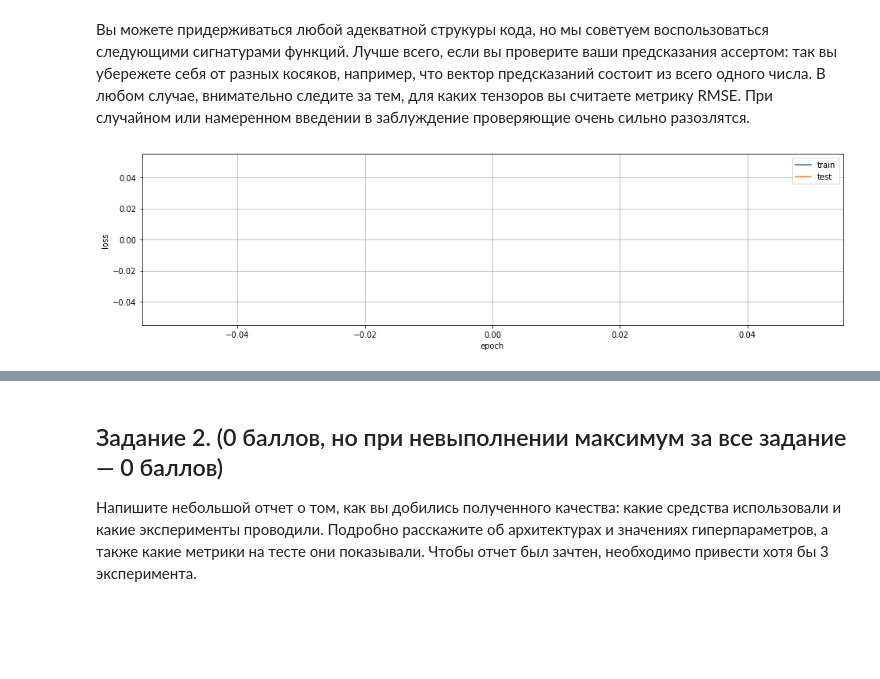
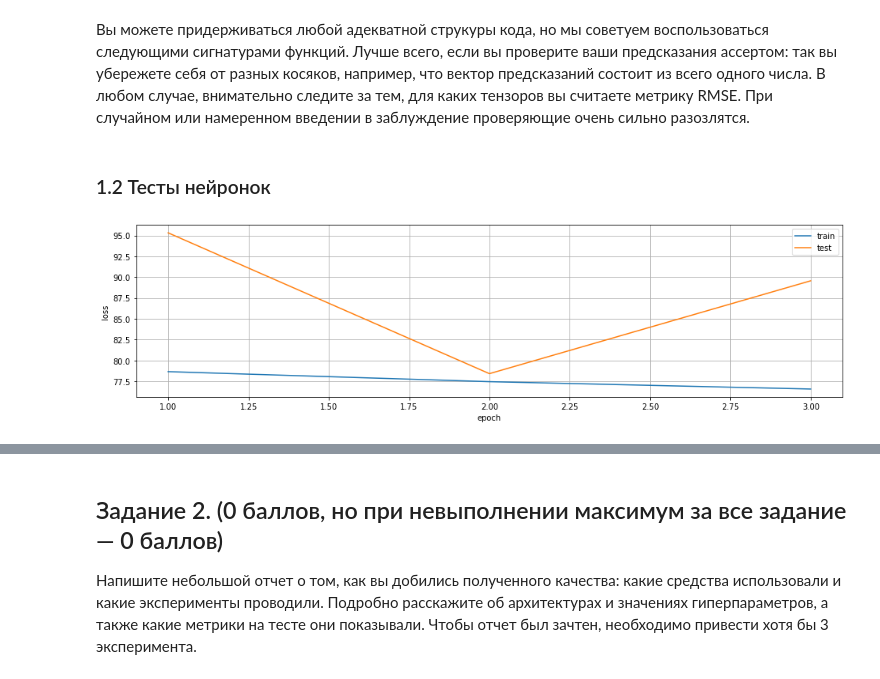
Before and after one commit to Panesher/Machine-Learning, a Jupyter notebook: DL-1/intro_hw01_Panesh.ipynb, the cells around one changed output, grey strips where cells are left out. Drawn from its saved outputs; the diff is of its cells as text; code cells hidden in the pictures; blank space fills up the shorter version.

```diff
--- a/DL-1/intro_hw01_Panesh.ipynb
+++ b/DL-1/intro_hw01_Panesh.ipynb
@@ -157,18 +163,6 @@ def plot_losses(train_losses, test_losses, epoch_starts, epoch_ends):
     ax.set_xlabel('epoch')
     ax.legend()
     plt.show()
-
-
-# def plot_losses(train_losses, test_losses):
-#     clear_output()
-#     fig, ax = plt.subplots(figsize=(16, 4))
-#     ax.plot(range(1, len(train_losses) + 1), train_losses, label='train')
-#     ax.plot(range(1, len(test_losses) + 1), test_losses, label='test')
-#     ax.set_ylabel('loss')
-#     ax.grid()
-#     ax.set_xlabel('epoch')
-#     ax.legend()
-#     plt.show()
 
 
 def set_random_seed(seed):
@@ -183,13 +177,11 @@ class Net(nn.Module):
     def __init__(self):
         super().__init__()
         self.linear = nn.Sequential(
-           nn.Linear(90, 40),
+           nn.Linear(90, 256),
            nn.ReLU(),
-          #  nn.Linear(80, 40),
-          #  nn.ReLU(),
-           nn.Linear(40, 20),
+           nn.Linear(256, 64),
            nn.ReLU(),
-           nn.Linear(20, 1)
+           nn.Linear(64, 1)
         )
 
     def forward(self, x):
@@ -197,14 +235,16 @@ class Net(nn.Module):
 # %% [markdown]
 Вы можете придерживаться любой адекватной струкуры кода, но мы советуем воспользоваться следующими сигнатурами функций. Лучше всего, если вы проверите ваши предсказания ассертом: так вы убережете себя от разных косяков, например, что вектор предсказаний состоит из всего одного числа. В любом случае, внимательно следите за тем, для каких тензоров вы считаете метрику RMSE. При случайном или намеренном введении в заблуждение проверяющие очень сильно разозлятся.
+# %% [markdown]
+### 1.2 Тесты нейронок
 # %%
 train_set = TensorDataset(torch.tensor(X_train).float(), torch.tensor(y_train.reshape(-1,1)).float())
 test_set = TensorDataset(torch.tensor(X_test).float(), torch.tensor(y_test.reshape(-1,1)).float())
 
-train_loader = DataLoader(train_set, batch_size=32, pin_memory=True, num_workers=4)
+train_loader = DataLoader(train_set, batch_size=32, pin_memory=True, num_workers=4, shuffle=True)
 test_loader = DataLoader(test_set, batch_size=32, pin_memory=True, num_workers=4)
 # %%
 set_random_seed(991)
 device = torch.device('cuda:0' if torch.cuda.is_available() else 'cpu')
 model = Net().to(device)
-optimizer = torch.optim.SGD(model.parameters(), lr=0.05)
+optimizer = torch.optim.SGD(model.parameters(), lr=0.005)
 criterion = nn.MSELoss()
@@ -260,8 +251,8 @@ def do_train_and_test(model, optimizer, criterion, train_loader, test_loader, st
 # %%
-do_train_and_test(model, optimizer, criterion, train_loader, test_loader, 0, 0)
+do_train_and_test(device, model, optimizer, criterion, train_loader, test_loader, 0, 0)
 
-do_train_and_test(model, optimizer, criterion, train_loader, test_loader, 1, 3)
+do_train_and_test(device, model, optimizer, criterion, train_loader, test_loader, 1, 3)
 # %% [output]
-[figure, old version]
+[figure, new version]
 # %%
 optimizer = torch.optim.SGD(model.parameters(), lr=0.005)
```
Also changed, not shown: parts of 22 cells of this notebook.
